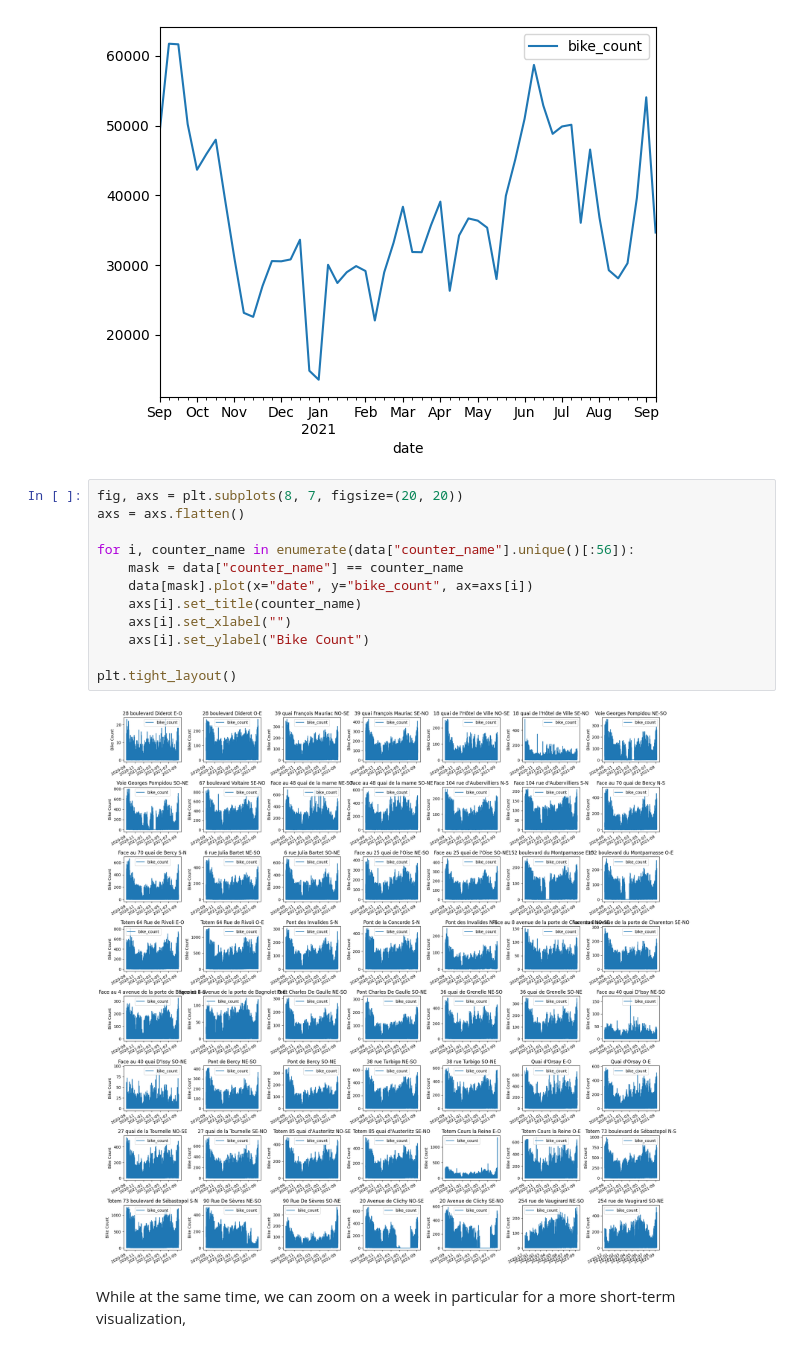
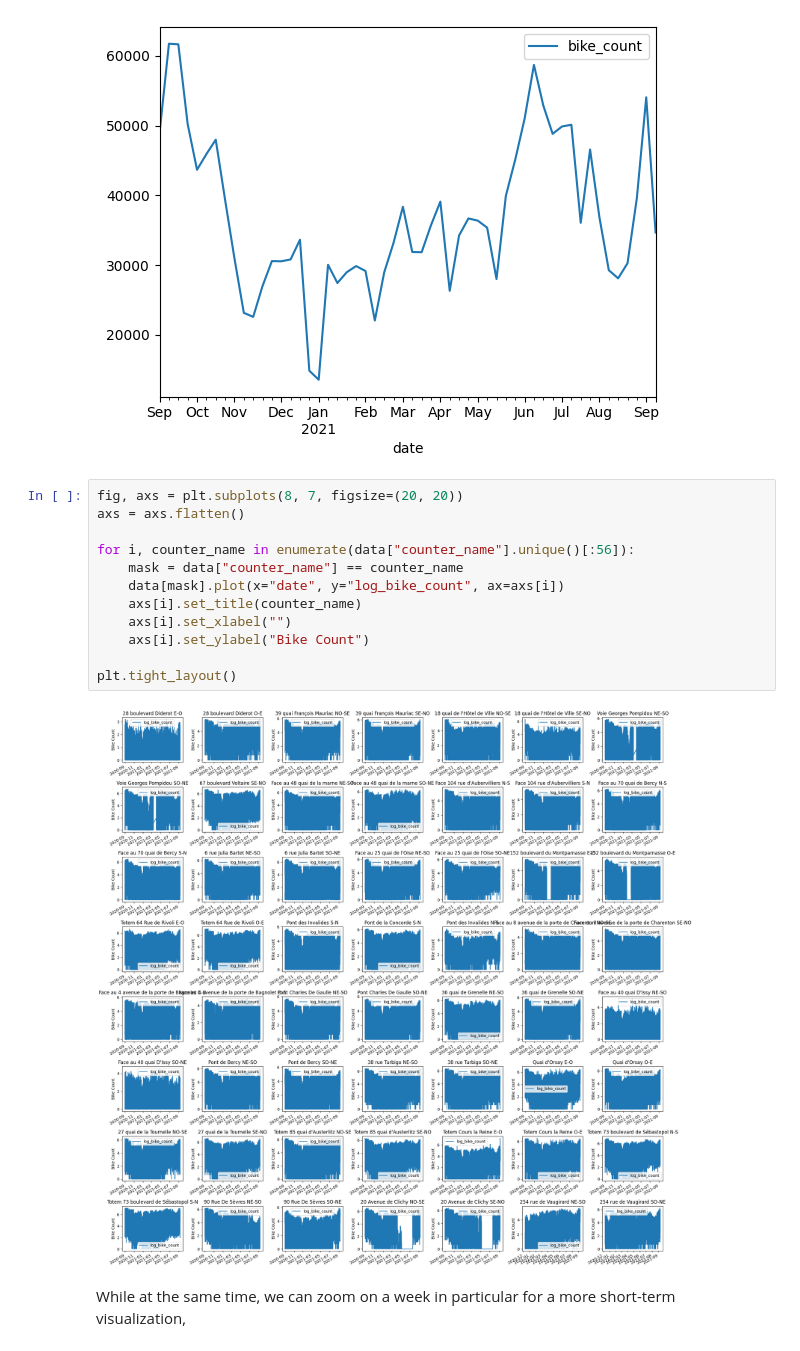
Before and after one commit to thibautboyenval/DSBchallenge, a Jupyter notebook: bike_counters_starting_kit.ipynb, the cells around one changed output. Cells and saved outputs as stored; diff of their text form.

Commit message:
add better modelling with counter selection

```diff
--- a/bike_counters_starting_kit.ipynb
+++ b/bike_counters_starting_kit.ipynb
@@ -151,17 +171,17 @@ data[mask].groupby(pd.Grouper(freq="1w", key="date"))[["bike_count"]].sum().plot
 # %%
 fig, axs = plt.subplots(8, 7, figsize=(20, 20))
 axs = axs.flatten()
 
 for i, counter_name in enumerate(data["counter_name"].unique()[:56]):
     mask = data["counter_name"] == counter_name
-    data[mask].plot(x="date", y="bike_count", ax=axs[i])
+    data[mask].plot(x="date", y="log_bike_count", ax=axs[i])
     axs[i].set_title(counter_name)
     axs[i].set_xlabel("")
     axs[i].set_ylabel("Bike Count")
 
 plt.tight_layout()
 # %% [output]
-[figure, old version]
+[figure, new version]
 # %% [markdown]
 While at the same time, we can zoom on a week in particular for a more short-term visualization,
 # %%
```
Also changed, not shown: parts of 6 cells of this notebook, 3 other files.
